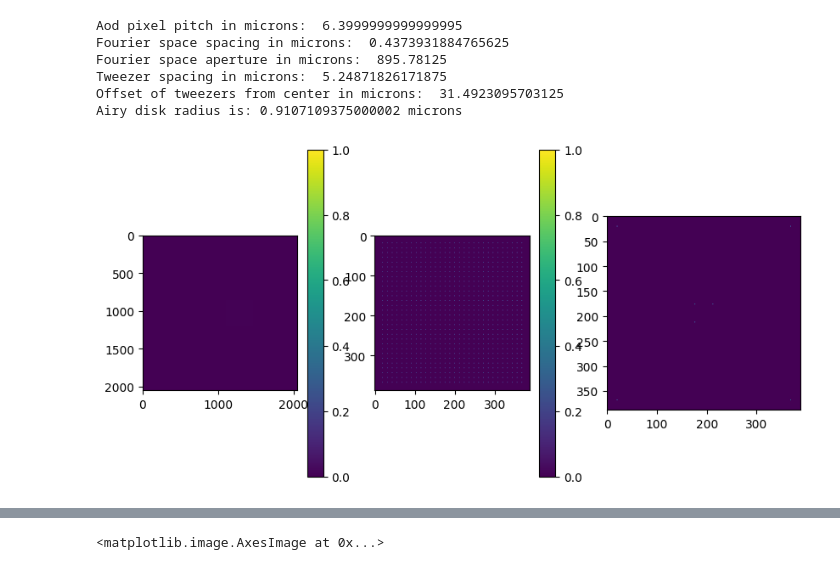
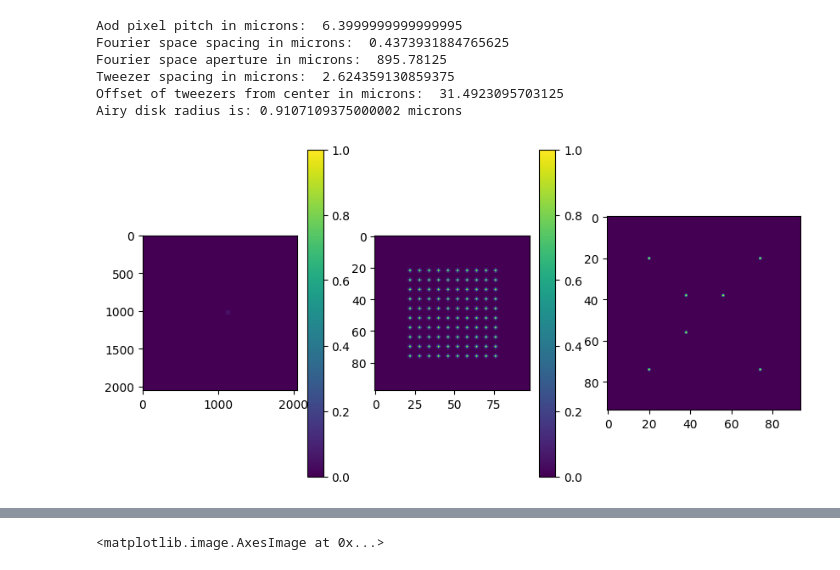
Before and after one commit to nsong03/Ultracold-Research, a Jupyter notebook: GWS_Summer2024/tweezergeneration_simulation_zeropad.ipynb, the cells around one changed output, grey strips where cells are left out. Saved outputs shown, nothing was run; the diff lists cells and outputs as text; code cells hidden in the pictures.

```diff
--- a/GWS_Summer2024/tweezergeneration_simulation_zeropad.ipynb
+++ b/GWS_Summer2024/tweezergeneration_simulation_zeropad.ipynb
@@ -68,9 +72,9 @@ print("Aod pixel pitch in microns: ", pixelpitch*1e6)
 print("Fourier space spacing in microns: ", pixelsize_fourier*10**6)
 print("Fourier space aperture in microns: ", aperturesize_fourier*10**6)
 
-tweezerspacing = 12
-numxtweezers = 30
-numytweezers = 30
+tweezerspacing = 6
+numxtweezers = 10
+numytweezers = 10
 
 distancefromcenter = 72
 centerwidth = 250
@@ -83,36 +87,36 @@ print(f"Airy disk radius is: {airydiskradius * 10**6} microns")
 Aod pixel pitch in microns:  6.3999999999999995
 Fourier space spacing in microns:  0.4373931884765625
 Fourier space aperture in microns:  895.78125
-Tweezer spacing in microns:  5.24871826171875
+Tweezer spacing in microns:  2.624359130859375
 Offset of tweezers from center in microns:  31.4923095703125
 Airy disk radius is: 0.9107109375000002 microns
 # %%
 
 imgname = f"{numxtweezers}by{numytweezers}_{tweezerspacing}spacing_frame{numpix_frame}_real_{numpix_real}" # DEFINE NAME FIRST
 tweezerarray = createtweezers_grid(cp.zeros((numpix_real,numpix_real)), tweezerspacing, numxtweezers, numytweezers, distancefromcenter )
 anchorimg = createanchors(tweezerarray, tweezerspacing, magnification = 1.5)
 
-sigma = airydiskradius / pixelsize_fourier / 16
+sigma = airydiskradius / pixelsize_fourier / 4
 
 tweezerarray = tweezerarray/cp.max(tweezerarray)
 weightedtweezers, diffraction = applydiffractionlimited(tweezerarray, pixelsize_fourier , pixelpitch, wavelength, focallength)
 
 gaussiantweezerarray = tocupy(apply_local_gaussian_filter(tonumpy(tweezerarray), sigma, tweezerspacing // 3))
 gaussianweightedtweezers, diffraction = applydiffractionlimited(gaussiantweezerarray, pixelsize_fourier , pixelpitch, wavelength, focallength)
 
 
 tweezerarray = tweezerarray / cp.max(tweezerarray)
 weightedtweezers = weightedtweezers / cp.max(weightedtweezers)
 gaussiantweezerarray = gaussiantweezerarray / cp.max(gaussiantweezerarray)
 gaussianweightedtweezers = gaussianweightedtweezers / cp.max(gaussianweightedtweezers)
 
 fig, axs = plt.subplots(1, 3, figsize=(10, 5))
-im1 = axs[0].imshow(gaussianweightedtweezers.get(), cmap='viridis')
-im2 = axs[1].imshow(zoomin(gaussianweightedtweezers).get())
-im3 = axs[2].imshow(zoomin(anchorimg).get())
+im1 = axs[0].imshow(gaussianweightedtweezers, cmap='viridis')
+im2 = axs[1].imshow(zoomin(gaussianweightedtweezers))
+im3 = axs[2].imshow(zoomin(anchorimg))
 fig.colorbar(im1, ax=axs[0])
 fig.colorbar(im2, ax=axs[1])
 
 plt.show()
 # %% [output]
-[figure, old version]
+[figure, new version]
```
Also changed, not shown: parts of 8 cells of this notebook, 1 other file.
